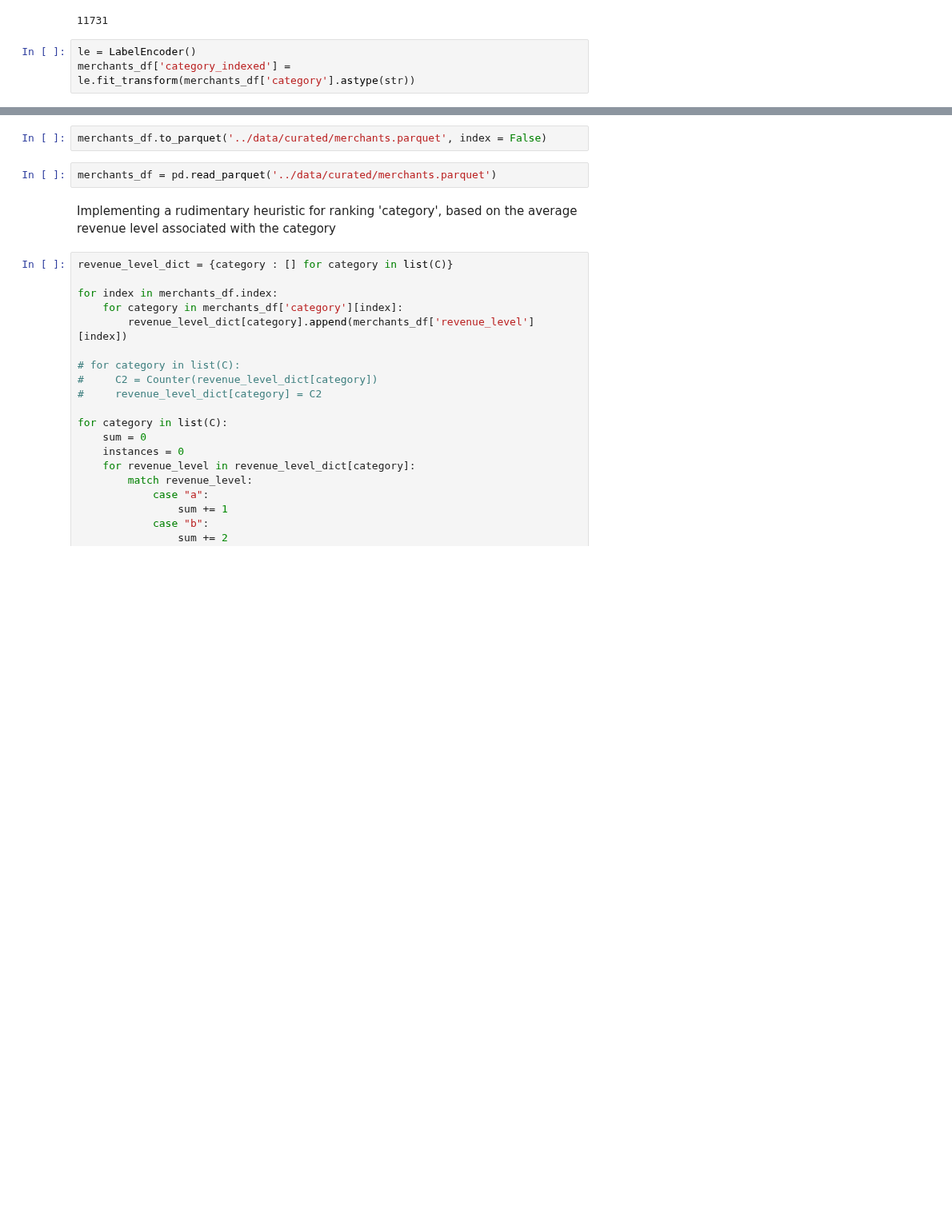
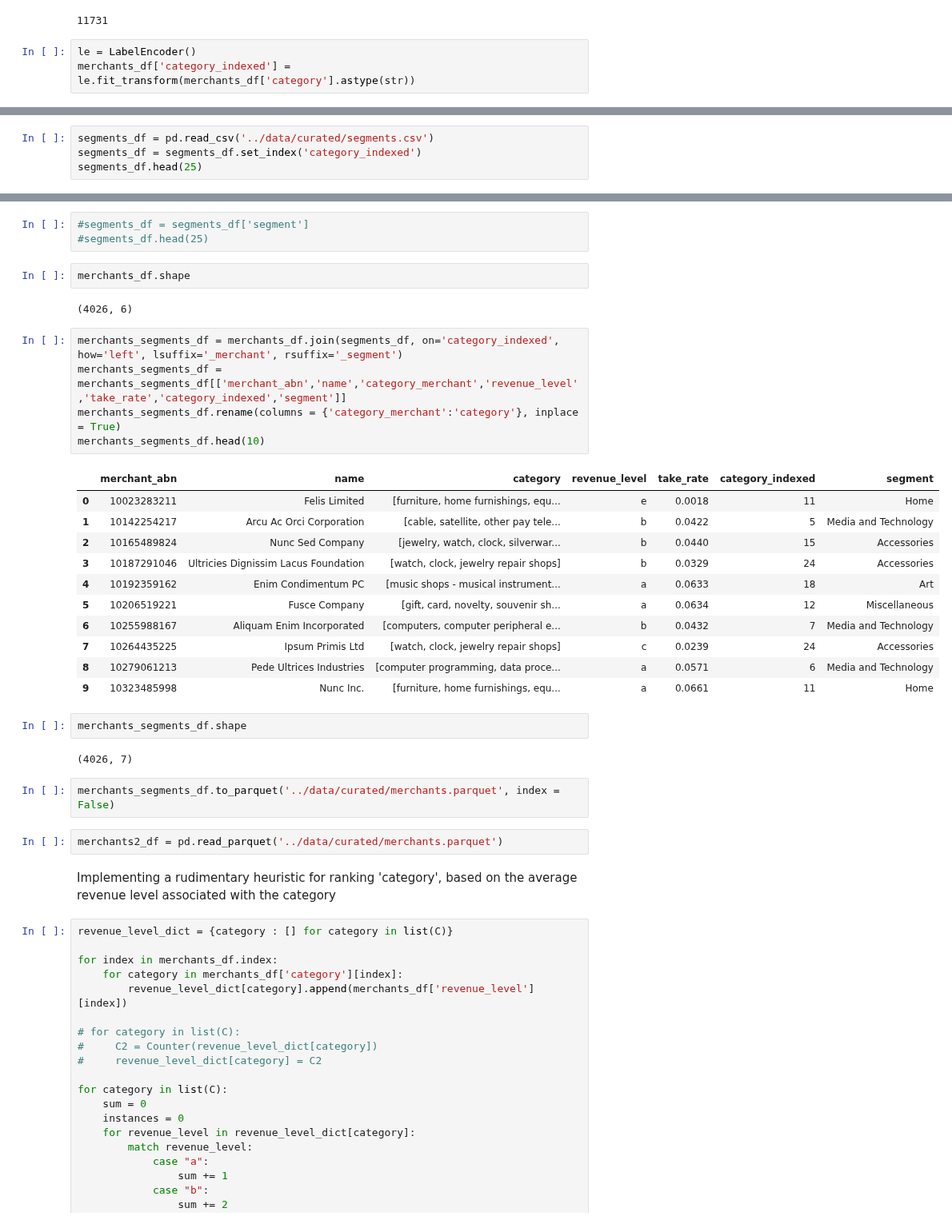
Before and after one commit to pommcuter/generic-buy-now-pay-later-project, a Jupyter notebook: notebooks/merchantPreprocessing.ipynb, the cells around one changed output, grey strips where cells are left out. Shown at 80% size. Cells and saved outputs as stored; diff of their text form; blank space fills up the shorter version.

Commit message:
merged segments

```diff
--- a/notebooks/merchantPreprocessing.ipynb
+++ b/notebooks/merchantPreprocessing.ipynb
@@ -94,0 +97,4 @@ merchants_df['category_indexed'] = le.fit_transform(merchants_df['category'].ast
+# %%
+segments_df = pd.read_csv('../data/curated/segments.csv')
+segments_df = segments_df.set_index('category_indexed')
+segments_df.head(25)
@@ -95,7 +120,35 @@ merchants_df['category_indexed'] = le.fit_transform(merchants_df['category'].ast
+# %%
+#segments_df = segments_df['segment']
+#segments_df.head(25)
+# %%
+merchants_df.shape
+# %% [output]
+(4026, 6)
+# %%
+merchants_segments_df = merchants_df.join(segments_df, on='category_indexed', how='left', lsuffix='_merchant', rsuffix='_segment')
+merchants_segments_df = merchants_segments_df[['merchant_abn','name','category_merchant','revenue_level','take_rate','category_indexed','segment']]
+merchants_segments_df.rename(columns = {'category_merchant':'category'}, inplace = True)
+merchants_segments_df.head(10)
+# %% [output]
+|  | merchant_abn | name | category | revenue_level | take_rate | category_indexed | segment |
+| 0 | 10023283211 | Felis Limited | [furniture, home furnishings, equ... | e | 0.0018 | 11 | Home |
+| 1 | 10142254217 | Arcu Ac Orci Corporation | [cable, satellite, other pay tele... | b | 0.0422 | 5 | Media and Technology |
+| 2 | 10165489824 | Nunc Sed Company | [jewelry, watch, clock, silverwar... | b | 0.0440 | 15 | Accessories |
+| 3 | 10187291046 | Ultricies Dignissim Lacus Foundation | [watch, clock, jewelry repair shops] | b | 0.0329 | 24 | Accessories |
+| 4 | 10192359162 | Enim Condimentum PC | [music shops - musical instrument... | a | 0.0633 | 18 | Art |
+| 5 | 10206519221 | Fusce Company | [gift, card, novelty, souvenir sh... | a | 0.0634 | 12 | Miscellaneous |
+| 6 | 10255988167 | Aliquam Enim Incorporated | [computers, computer peripheral e... | b | 0.0432 | 7 | Media and Technology |
+| 7 | 10264435225 | Ipsum Primis Ltd | [watch, clock, jewelry repair shops] | c | 0.0239 | 24 | Accessories |
+| 8 | 10279061213 | Pede Ultrices Industries | [computer programming, data proce... | a | 0.0571 | 6 | Media and Technology |
+| 9 | 10323485998 | Nunc Inc. | [furniture, home furnishings, equ... | a | 0.0661 | 11 | Home |
+# %%
+merchants_segments_df.shape
+# %% [output]
+(4026, 7)
 # %%
-merchants_df.to_parquet('../data/curated/merchants.parquet', index = False)
+merchants_segments_df.to_parquet('../data/curated/merchants.parquet', index = False)
 # %%
-merchants_df = pd.read_parquet('../data/curated/merchants.parquet')
+merchants2_df = pd.read_parquet('../data/curated/merchants.parquet')
 # %% [markdown]
 Implementing a rudimentary heuristic for ranking 'category', based on the average revenue level associated with the category
 # %%
```
Also changed, not shown: parts of 3 cells of this notebook, 42 other files.
